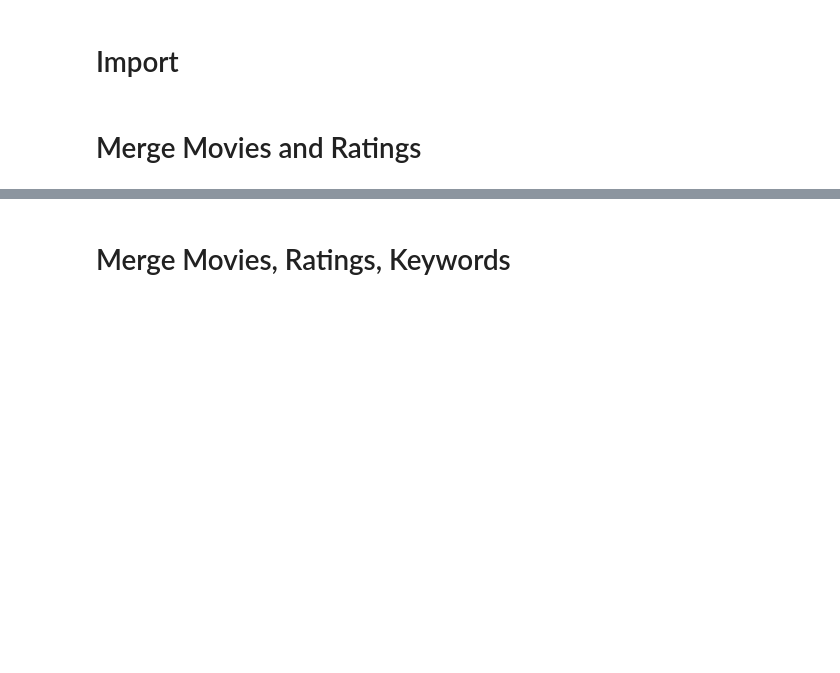
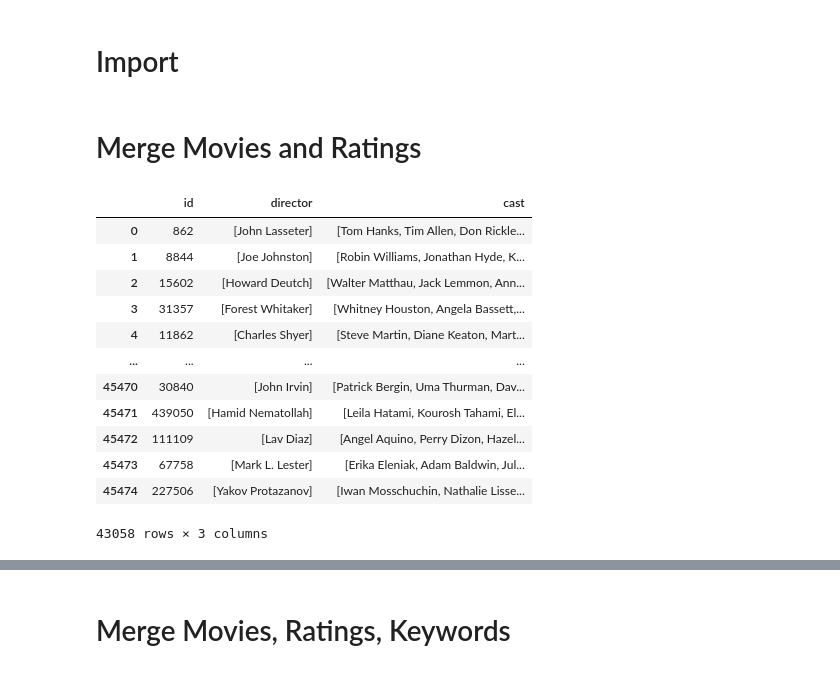
Before and after one commit to naozitios/movie_recommender, a Jupyter notebook: keywords_data_and_classification.ipynb, the cells around one changed output, grey strips where cells are left out. Cells and saved outputs as stored; diff of their text form; code cells hidden in the pictures; blank space fills up the shorter version.

```diff
--- a/keywords_data_and_classification.ipynb
+++ b/keywords_data_and_classification.ipynb
@@ -19,0 +39,3 @@ moviesMetadata = pd.read_csv('moviesRatings/movies_metadata.csv')
+# %%
+# Applying the cast_convert function
+credits['cast']=credits['cast'].apply(cast_convert)
@@ -20,3 +51,19 @@ moviesMetadata = pd.read_csv('moviesRatings/movies_metadata.csv')
+# %%
+cast_dir
+# %% [output]
+|  | id | director | cast |
+| 0 | 862 | [John Lasseter] | [Tom Hanks, Tim Allen, Don Rickle... |
+| 1 | 8844 | [Joe Johnston] | [Robin Williams, Jonathan Hyde, K... |
+| 2 | 15602 | [Howard Deutch] | [Walter Matthau, Jack Lemmon, Ann... |
+| 3 | 31357 | [Forest Whitaker] | [Whitney Houston, Angela Bassett,... |
+| 4 | 11862 | [Charles Shyer] | [Steve Martin, Diane Keaton, Mart... |
+| ... | ... | ... | ... |
+| 45470 | 30840 | [John Irvin] | [Patrick Bergin, Uma Thurman, Dav... |
+| 45471 | 439050 | [Hamid Nematollah] | [Leila Hatami, Kourosh Tahami, El... |
+| 45472 | 111109 | [Lav Diaz] | [Angel Aquino, Perry Dizon, Hazel... |
+| 45473 | 67758 | [Mark L. Lester] | [Erika Eleniak, Adam Baldwin, Jul... |
+| 45474 | 227506 | [Yakov Protazanov] | [Iwan Mosschuchin, Nathalie Lisse... |
+43058 rows × 3 columns
 # %%
 # change id dtype to int
 moviesMetadata['id'] = pd.to_numeric(moviesMetadata['id'], errors='coerce').astype('Int64')
```
Also changed, not shown: parts of 13 cells of this notebook.
